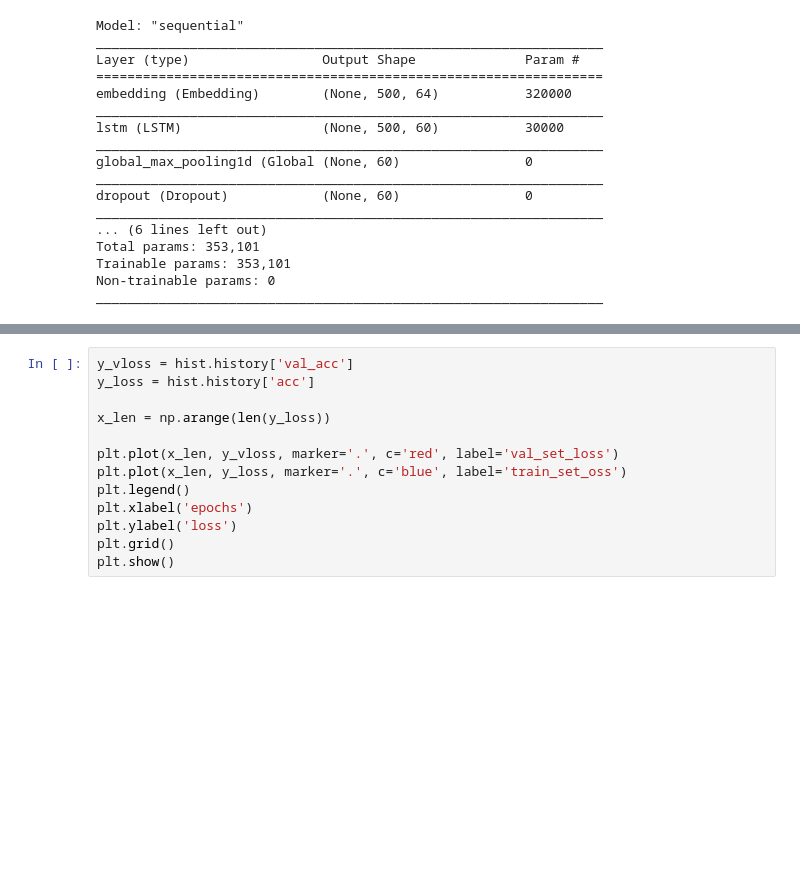
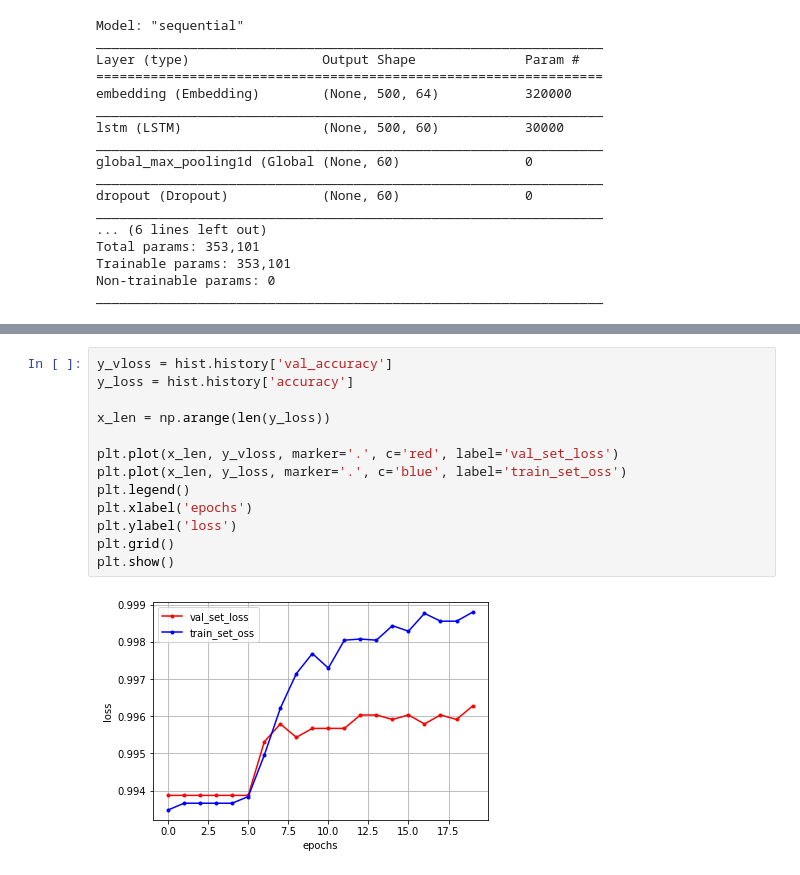
Before and after one commit to philee1031/Chinese-News-Article-Classification-using-LDA-and-LSTM, a Jupyter notebook: LSTM.ipynb, the cells around one changed output, grey strips where cells are left out. Cells and saved outputs as stored; diff of their text form; blank space fills up the shorter version.

```diff
--- a/LSTM.ipynb
+++ b/LSTM.ipynb
@@ -385,13 +390,15 @@ plt.show()
 # %%
-y_vloss = hist.history['val_acc']
-y_loss = hist.history['acc']
+y_vloss = hist.history['val_accuracy']
+y_loss = hist.history['accuracy']
 
 x_len = np.arange(len(y_loss))
 
 plt.plot(x_len, y_vloss, marker='.', c='red', label='val_set_loss')
 plt.plot(x_len, y_loss, marker='.', c='blue', label='train_set_oss')
 plt.legend()
 plt.xlabel('epochs')
 plt.ylabel('loss')
 plt.grid()
 plt.show()
+# %% [output]
+[figure, added]
```
Also changed, not shown: parts of 3 cells of this notebook.
